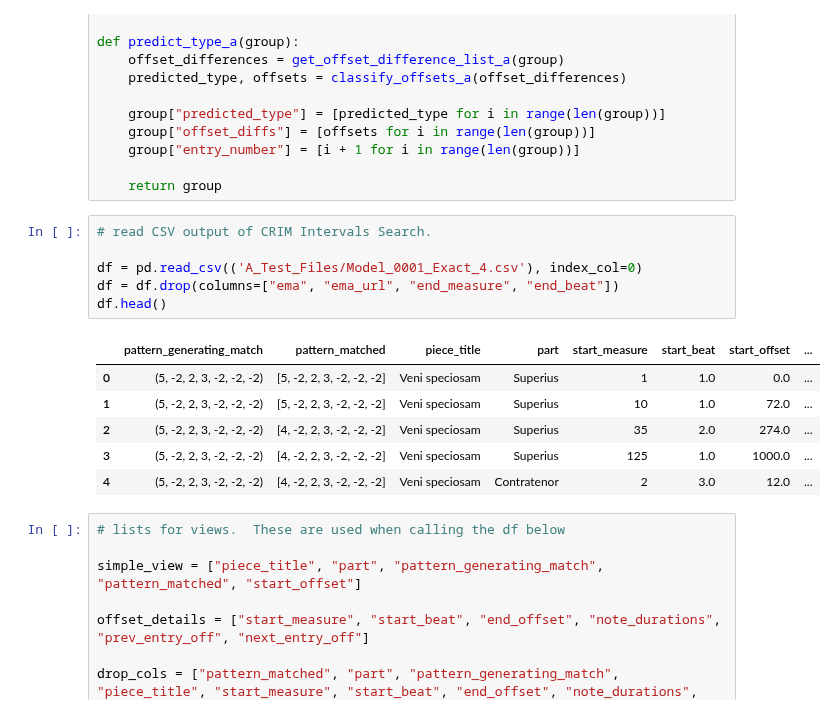
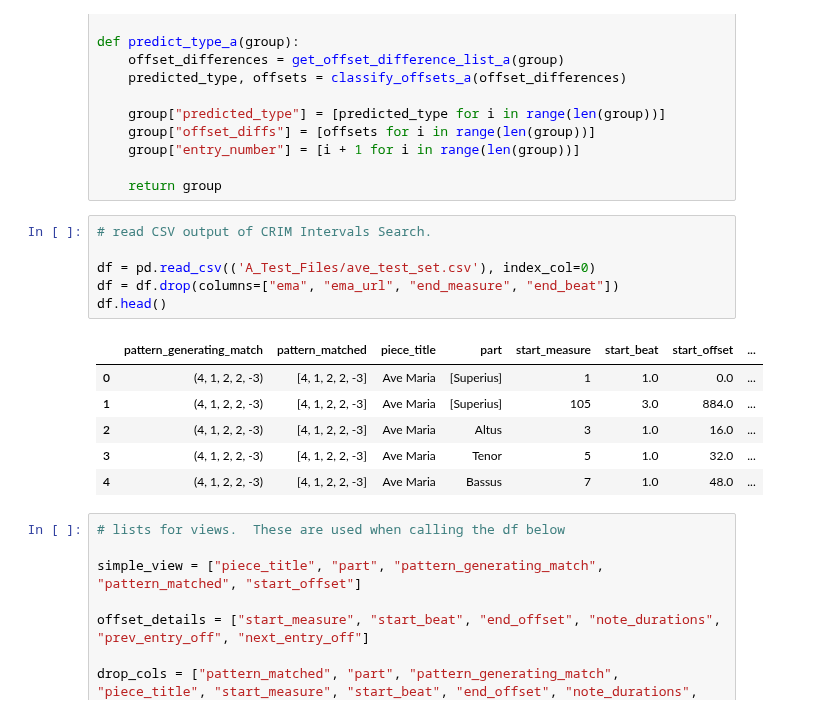
Before and after one commit to RichardFreedman/CRIM-notebooks, a Jupyter notebook: CRIM/CRIM_Group_Tests.ipynb, the cells around one changed output. Cells and saved outputs as stored; diff of their text form.

```diff
--- a/CRIM/CRIM_Group_Tests.ipynb
+++ b/CRIM/CRIM_Group_Tests.ipynb
@@ -69,16 +69,16 @@ def predict_type_a(group):
 # %%
 # read CSV output of CRIM Intervals Search.
 
-df = pd.read_csv(('A_Test_Files/Model_0001_Exact_4.csv'), index_col=0)
+df = pd.read_csv(('A_Test_Files/ave_test_set.csv'), index_col=0)
 df = df.drop(columns=["ema", "ema_url", "end_measure", "end_beat"])
 df.head()
 # %% [output]
 |  | pattern_generating_match | pattern_matched | piece_title | part | start_measure | start_beat | start_offset | ... |
-| 0 | (5, -2, 2, 3, -2, -2, -2) | [5, -2, 2, 3, -2, -2, -2] | Veni speciosam | Superius | 1 | 1.0 | 0.0 | ... |
-| 1 | (5, -2, 2, 3, -2, -2, -2) | [5, -2, 2, 3, -2, -2, -2] | Veni speciosam | Superius | 10 | 1.0 | 72.0 | ... |
-| 2 | (5, -2, 2, 3, -2, -2, -2) | [4, -2, 2, 3, -2, -2, -2] | Veni speciosam | Superius | 35 | 2.0 | 274.0 | ... |
-| 3 | (5, -2, 2, 3, -2, -2, -2) | [4, -2, 2, 3, -2, -2, -2] | Veni speciosam | Superius | 125 | 1.0 | 1000.0 | ... |
-| 4 | (5, -2, 2, 3, -2, -2, -2) | [4, -2, 2, 3, -2, -2, -2] | Veni speciosam | Contratenor | 2 | 3.0 | 12.0 | ... |
+| 0 | (4, 1, 2, 2, -3) | [4, 1, 2, 2, -3] | Ave Maria | [Superius] | 1 | 1.0 | 0.0 | ... |
+| 1 | (4, 1, 2, 2, -3) | [4, 1, 2, 2, -3] | Ave Maria | [Superius] | 105 | 3.0 | 884.0 | ... |
+| 2 | (4, 1, 2, 2, -3) | [4, 1, 2, 2, -3] | Ave Maria | Altus | 3 | 1.0 | 16.0 | ... |
+| 3 | (4, 1, 2, 2, -3) | [4, 1, 2, 2, -3] | Ave Maria | Tenor | 5 | 1.0 | 32.0 | ... |
+| 4 | (4, 1, 2, 2, -3) | [4, 1, 2, 2, -3] | Ave Maria | Bassus | 7 | 1.0 | 48.0 | ... |
 # %%
 # lists for views.  These are used when calling the df below
 
```
Also changed, not shown: parts of 11 cells of this notebook, 5 other files.
